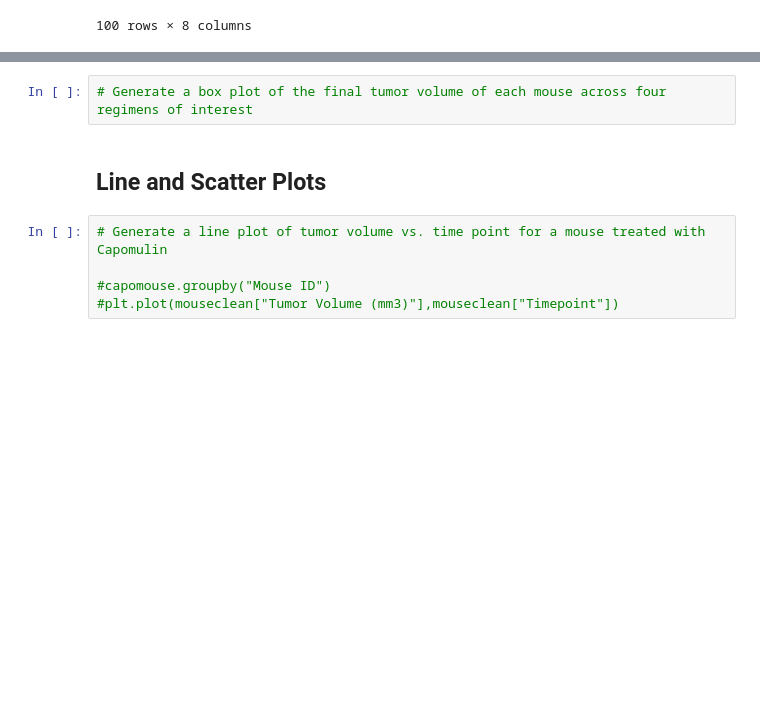
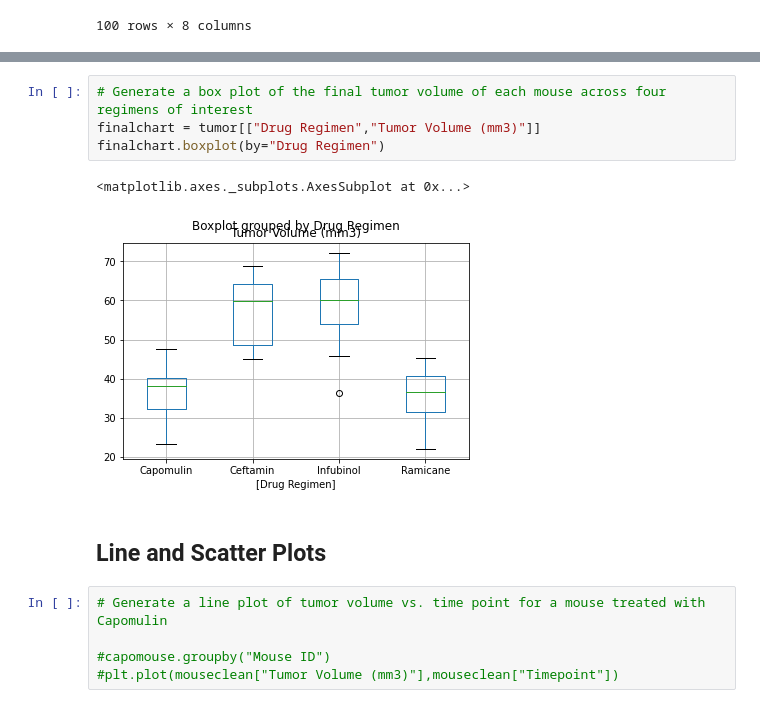
Before and after one commit to RonaldClarke/databootcamp_homework, a Jupyter notebook: Matplotlib Challenge/pymaceuticals_starter.ipynb, the cells around one changed output, grey strips where cells are left out. Drawn from its saved outputs; the diff is of its cells as text; blank space fills up the shorter version.

Commit message:
boxplot

```diff
--- a/Matplotlib Challenge/pymaceuticals_starter.ipynb
+++ b/Matplotlib Challenge/pymaceuticals_starter.ipynb
@@ -267,6 +267,11 @@ Values above 94.04403868375002 could be outliers.
 | Mouse ID |  |  |  |  |  |  |  | ... |
 # %%
 # Generate a box plot of the final tumor volume of each mouse across four regimens of interest
+finalchart = tumor[["Drug Regimen","Tumor Volume (mm3)"]]
+finalchart.boxplot(by="Drug Regimen")
+# %% [output]
+<matplotlib.axes._subplots.AxesSubplot at 0x...>
+[figure, added]
 # %% [markdown]
 ## Line and Scatter Plots
 # %%
```
